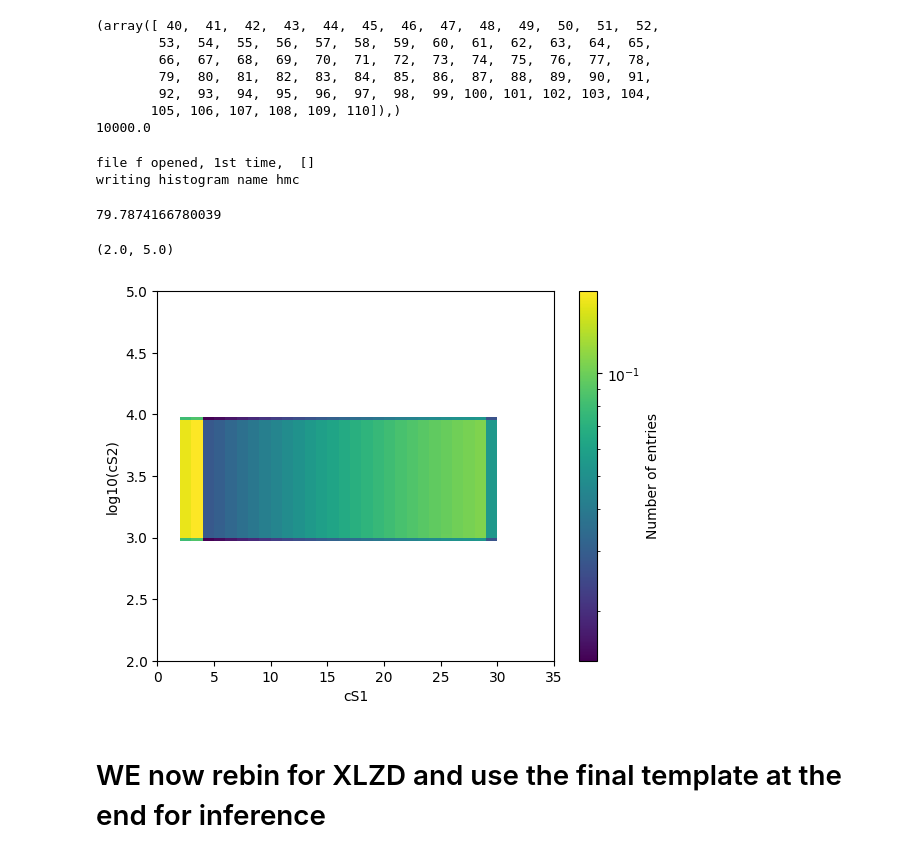
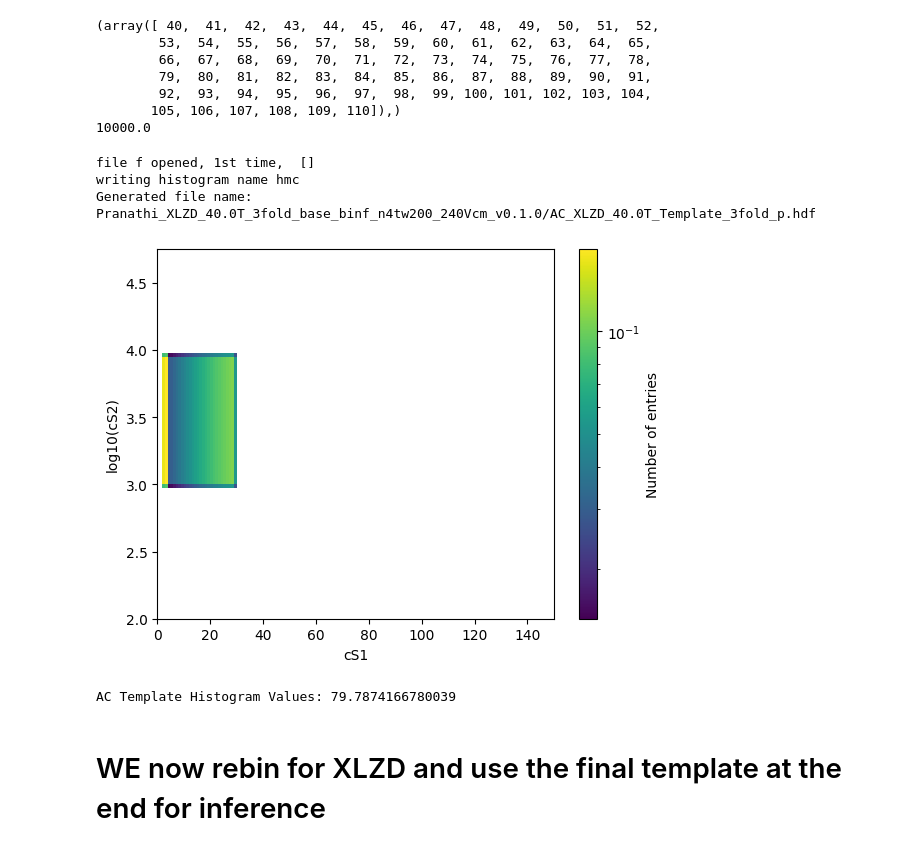
Before and after one commit to robertsjames/FlameFitSimple, a Jupyter notebook: analyses/wimp_sensitivity/AC_background/XLZD_ACTemplateMaker_30Jan2025_final.ipynb, the cells around one changed output. Saved outputs shown, nothing was run; the diff lists cells and outputs as text; code cells hidden in the pictures.

Commit message:
Cleaned up the AC workflow to go from Pranthi's template to XLZD template

```diff
--- a/analyses/wimp_sensitivity/AC_background/XLZD_ACTemplateMaker_30Jan2025_final.ipynb
+++ b/analyses/wimp_sensitivity/AC_background/XLZD_ACTemplateMaker_30Jan2025_final.ipynb
@@ -667,53 +667,71 @@ Z_ACPDF_final = np.reshape(Z_ACPDF_final, (150, 110))
        105, 106, 107, 108, 109, 110]),)
 10000.0
 # %%
-#Convert to template for binference
+# Define parameters
 fold = nfold
-trigger="n4tw200"
+trigger = "n4tw200"
 field = detector.DriftField
-configuration=round(detector.activeMass,-1)
+configuration = round(detector.activeMass, -1)
 version = "v0.1.0"
+binf_comp = "AC"
+
+# Generate folder & file paths
 binf_folder = f"Pranathi_XLZD_{configuration}T_{fold}fold_base_binf_{trigger}_{field}Vcm_{version}"
-binf_comp = 'AC'
+file_name = os.path.join(binf_folder, binf_comp + f'_XLZD_{configuration}T_Template_{fold}fold_p.hdf')
+
+# Create directory if it doesn't exist
 if not os.path.isdir(binf_folder):
-    yes_answer = {'yes','y', 'ye', ''}
+    yes_answer = {'yes', 'y', 'ye', ''}
     if input("Create directory? ").lower() in yes_answer:
         os.makedirs(binf_folder)
+
+# Save template
 helpers.numpy_to_template(
     bins=[S1_bin, np.log10(S2_bin)],
     histograms=[Z_ACPDF_final/detector.activeMass],
-    file_name= os.path.join(binf_folder, binf_comp+f'_XLZD_{configuration}T_Template_{fold}fold_p.hdf'),
-    histogram_names = ['hmc'],
-    axis_names = ['cS1', 'log10(cS2)'],
-    metadata={"version":"0.1.0",
-                "date":datetime.now().strftime('%Y%m%d_%H:%M:%S'),
-                "field":field,
-                "s1trigger":trigger
-                }
-    )
+    file_name=file_name,
+    histogram_names=['hmc'],
+    axis_names=['cS1', 'log10(cS2)'],
+    metadata={
+        "version": version,
+        "date": datetime.now().strftime('%Y%m%d_%H:%M:%S'),
+        "field": field,
+        "s1trigger": trigger
+    }
+)
 
-# This makes the template as per Pranathi's workflow : lprincipe/amirr/FlameFitSimple/FlameFitSimple/analyses/wimp_sensitivity/AC_backgrounds/XLZD_base_binf_n4tw200_290Vcm_v0.1.0 the file get's saved here for example, depending upon user input drift field
+print("Generated file name:", file_name)
+
+# Change to the appropriate directory
+ac_backgrounds_dir = "/Users/amirr/Desktop/Flame/FlameFitSimple/analyses/wimp_sensitivity/AC_background"
+if os.path.exists(ac_backgrounds_dir):
+    os.chdir(ac_backgrounds_dir)
+else:
+    print(f"Error: Directory {ac_backgrounds_dir} does not exist.")
+    exit(1)  # Stop execution if the directory doesn't exist
+
+# Load the template
+AC_temp = inference_interface.template_to_multihist(file_name)['hmc']
+
+# Plot the AC template
+plt.figure()
+AC_temp.plot(norm=colors.LogNorm())
+plt.show()
+
+# Print AC template details, as per Pranathi's binning, it will be different for XLZD, as rebinned below
+print("AC Template Histogram Values:", AC_temp.n)
 # %% [output]
 file f opened, 1st time,  []
 writing histogram name hmc
+Generated file name: Pranathi_XLZD_40.0T_3fold_base_binf_n4tw200_240Vcm_v0.1.0/AC_XLZD_40.0T_Template_3fold_p.hdf
+[figure, added]
+AC Template Histogram Values: 79.7874166780039
 # %%
 #fixme. z-dependent corrections
 # 1) translate #e- -> PE
 # S1/S2 identification threshold is in uncorrected data in S1, S2
 # 2) apply correction, at first order due to LCE as function of Z
 # In Xe, LCE is normalized to center of TPC. At this point, could add S2-width cut
-# %%
-file_path = '/Users/amirr/Desktop/Flame/FlameFitSimple/analyses/wimp_sensitivity/AC_background/Pranathi_XLZD_40.0T_3fold_base_binf_n4tw200_240Vcm_v0.1.0/AC_XLZD_40.0T_Template_3fold_p.hdf'
-AC_temp=inference_interface.template_to_multihist(file_path)['hmc']
-AC_temp.plot(norm=colors.LogNorm()) # This should output the AC template
-print(AC_temp.n)
-
-plt.xlim([0,35])
-plt.ylim([2,5])
-# %% [output]
-79.7874166780039
-(2.0, 5.0)
-[figure, removed]
 # %% [markdown]
 # WE now rebin for XLZD and use the final template at the end for inference
 # %%
```
Also changed, not shown: parts of 3 cells of this notebook.
